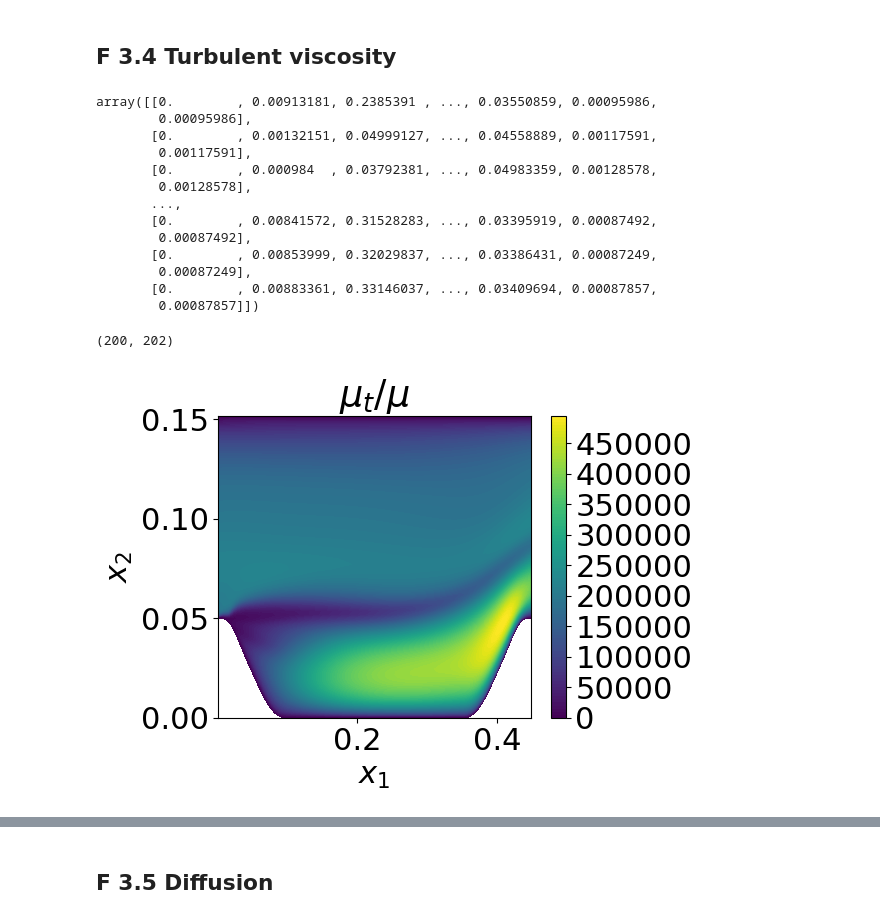
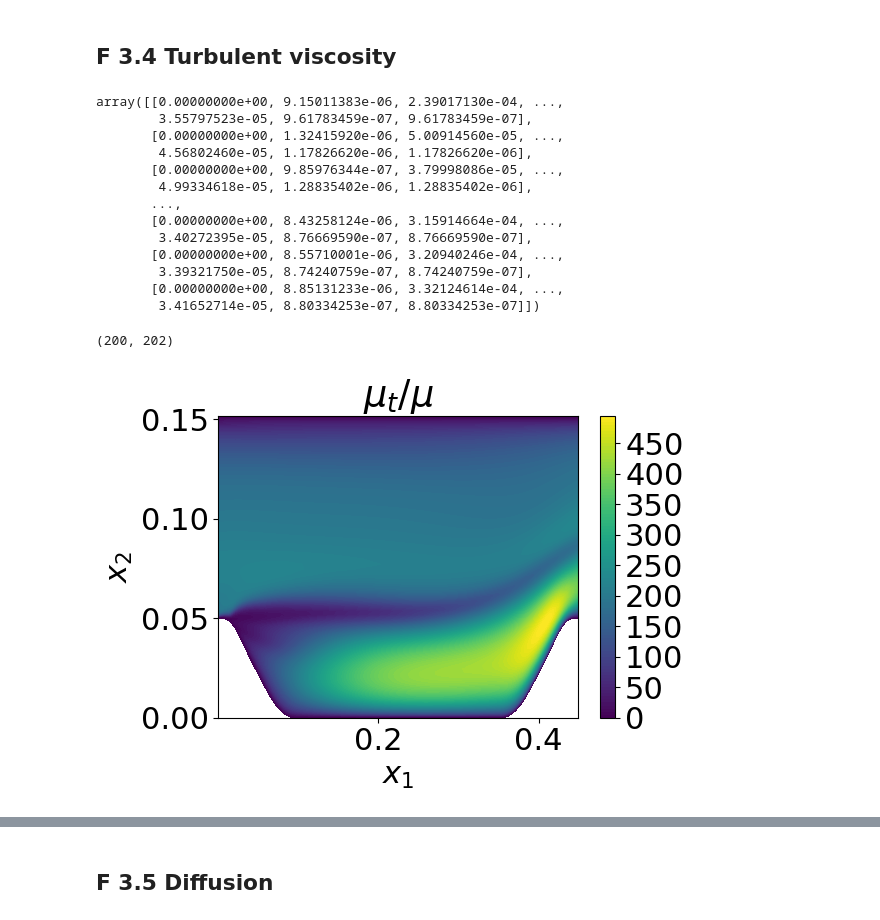
Before and after one commit to MartinStjernkvist/Applied-Mechanics, a Jupyter notebook: TME226/A2/Assignment_2.ipynb, the cells around one changed output, grey strips where cells are left out. Saved outputs shown, nothing was run; the diff lists cells and outputs as text; code cells hidden in the pictures.

```diff
--- a/TME226/A2/Assignment_2.ipynb
+++ b/TME226/A2/Assignment_2.ipynb
@@ -254,35 +260,35 @@ i = 8 Max vorticity at i = 981.2270098312783
 # %% [markdown]
 ## F 3.4 Turbulent viscosity
 # %%
-mu_t = vist_2d * rho  # Kinematic viscosity
+mu_t = vist_2d   # Kinematic viscosity
 ratio = mu_t / mu # Turbulent viscosity to dynamic viscosity ratio
 
 display(ratio)
 print(np.shape(ratio))
 
 plt.figure("Turbulent Viscosity")
 plt.clf()
 contour = plt.contourf(x1_2d, x2_2d, ratio, 100, cmap='viridis')
 plt.colorbar(contour)
 plt.xlabel(r'$x_1$')
 plt.ylabel(r'$x_2$')
 plt.title("$\\mu_t / \\mu$")
 #plt.axis('equal')
 plt.tight_layout()
 plt.show()
 # %% [output]
-array([[0.        , 0.00913181, 0.2385391 , ..., 0.03550859, 0.00095986,
-        0.00095986],
-       [0.        , 0.00132151, 0.04999127, ..., 0.04558889, 0.00117591,
-        0.00117591],
-       [0.        , 0.000984  , 0.03792381, ..., 0.04983359, 0.00128578,
-        0.00128578],
+array([[0.00000000e+00, 9.15011383e-06, 2.39017130e-04, ...,
+        3.55797523e-05, 9.61783459e-07, 9.61783459e-07],
+       [0.00000000e+00, 1.32415920e-06, 5.00914560e-05, ...,
+        4.56802460e-05, 1.17826620e-06, 1.17826620e-06],
+       [0.00000000e+00, 9.85976344e-07, 3.79998086e-05, ...,
+        4.99334618e-05, 1.28835402e-06, 1.28835402e-06],
        ...,
-       [0.        , 0.00841572, 0.31528283, ..., 0.03395919, 0.00087492,
-        0.00087492],
-       [0.        , 0.00853999, 0.32029837, ..., 0.03386431, 0.00087249,
-        0.00087249],
-       [0.        , 0.00883361, 0.33146037, ..., 0.03409694, 0.00087857,
-        0.00087857]])
+       [0.00000000e+00, 8.43258124e-06, 3.15914664e-04, ...,
+        3.40272395e-05, 8.76669590e-07, 8.76669590e-07],
+       [0.00000000e+00, 8.55710001e-06, 3.20940246e-04, ...,
+        3.39321750e-05, 8.74240759e-07, 8.74240759e-07],
+       [0.00000000e+00, 8.85131233e-06, 3.32124614e-04, ...,
+        3.41652714e-05, 8.80334253e-07, 8.80334253e-07]])
 (200, 202)
-[figure, old version]
+[figure, new version]
```
Also changed, not shown: parts of 6 cells of this notebook, 2 other files.
